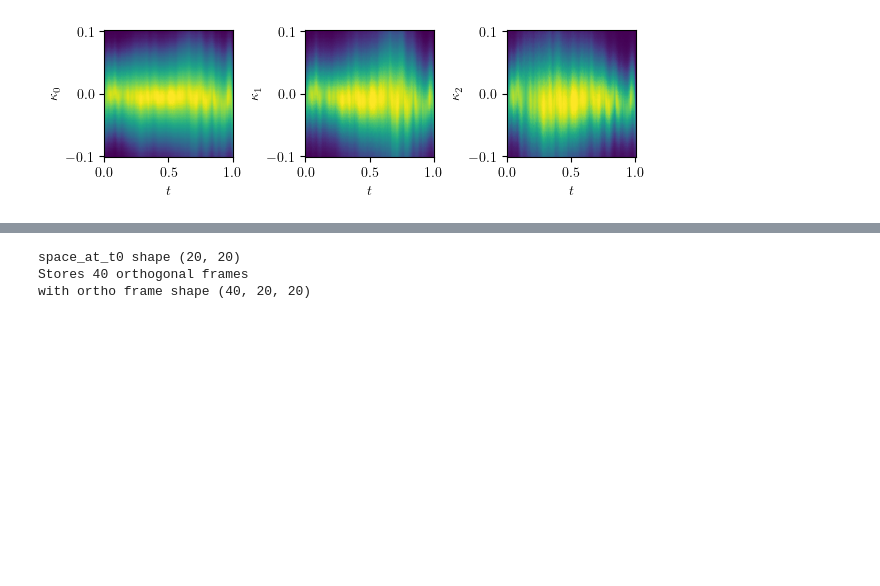
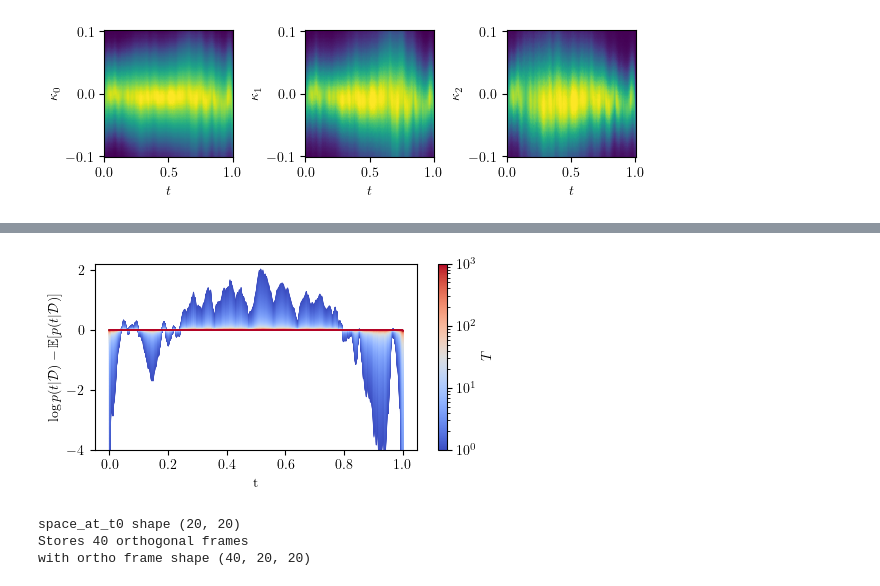
Before and after one commit to doldd/Paths-and-Ambient-Spaces, a Jupyter notebook: grid_activation_smoothness.ipynb, the cells around one changed output, grey strips where cells are left out. Cells and saved outputs as stored; diff of their text form; code cells hidden in the pictures; blank space fills up the shorter version.

```diff
--- a/grid_activation_smoothness.ipynb
+++ b/grid_activation_smoothness.ipynb
@@ -415,3 +469,25 @@ with ortho frame shape (40, 20, 20)
+# %%
+import matplotlib.colors as colors
+df = pd.read_csv("log_posterior_temperature_path_yacht_relu_20_3_diss.csv")
+temperature = df['temperature']
+# Plot the adjusted DataFrame using seaborn
+fig, ax = plt.subplots(1, 1, figsize=(figsize[0]*1.5, figsize[1]*1.3))
+norm = colors.LogNorm(vmin=temperature.min(), vmax=temperature.max())
+# sns.lineplot(data=df[df['temperature'] != 1.], x='t',
+#              y='log_posterior', hue='temperature', palette="viridis", legend=False, ax=ax, hue_norm=norm, linewidth=0.5)
+
+sns.lineplot(data=df, x='t',
+             y='log_posterior', hue='temperature', palette="coolwarm", legend=False, ax=ax, hue_norm=norm, linewidth=0.75)
+cbar = plt.colorbar(plt.cm.ScalarMappable(norm=norm, cmap='coolwarm'), ax=ax, label=r'$T$')
+plt.xlabel('t')
+# plt.ylabel(r'$\text{log} p(t|\mathcal{D}) - \mathbb{E}[p(t|\mathcal{D})]$')
+plt.ylabel(r'$\log p(t|\mathcal{D}) - \mathbb{E}[p(t|\mathcal{D})]$')
+# plt.title('Log Posterior Path for different Temperatures')
+plt.tight_layout()
+ax.set_ylim(-4, 2.2)
+plt.savefig("figures/log_posterior_temperature_path_yacht_relu_20_3_diss.pdf", bbox_inches='tight')
+# %% [output]
+[figure, added]
 # %%
 import matplotlib.colors as colors
 temperature = np.logspace(1., 3., 100)[:, None, None]
```
Also changed, not shown: parts of 3 cells of this notebook, 1 other file.
